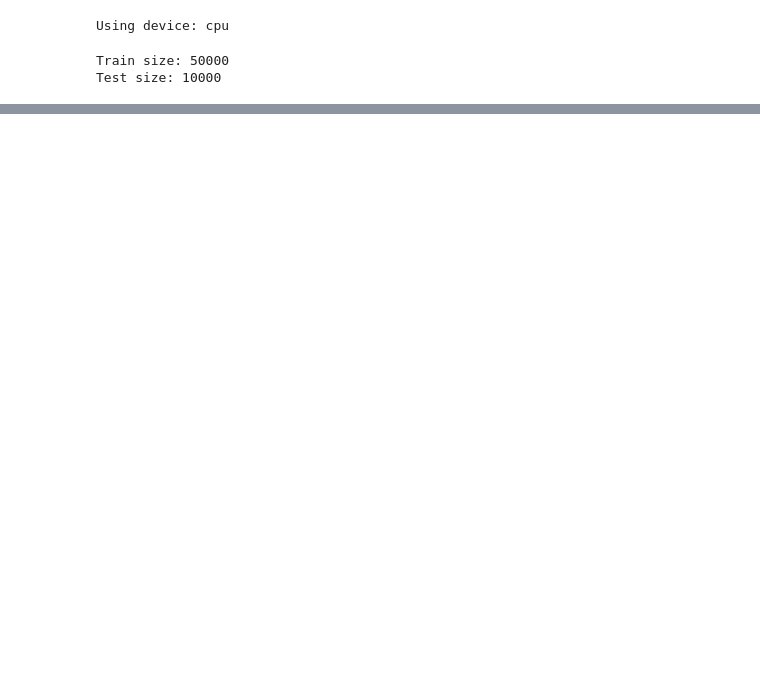
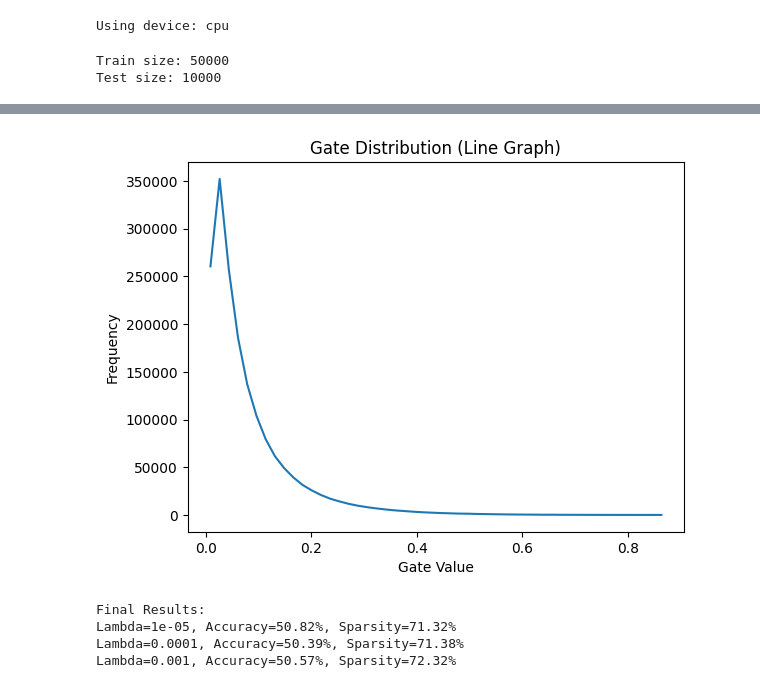
Before and after one commit to RidhiSood22/neural-network-with-learnable-gates, a Jupyter notebook: neural_network_with_learnable_gates.ipynb, the cells around one changed output, grey strips where cells are left out. Saved outputs shown, nothing was run; the diff lists cells and outputs as text; code cells hidden in the pictures; blank space fills up the shorter version.

```diff
--- a/neural_network_with_learnable_gates.ipynb
+++ b/neural_network_with_learnable_gates.ipynb
@@ -52,7 +52,7 @@ class PrunableLinear(nn.Module):
         self.gate_scores = nn.Parameter(torch.randn(out_features, in_features)-3)
 
     def forward(self, x):
-        gates = torch.sigmoid(self.gate_scores*5)
+        gates = torch.sigmoid(self.gate_scores*3)
         pruned_weights = self.weight * gates
         return F.linear(x, pruned_weights, self.bias)
 # %%
@@ -75,10 +75,10 @@ def sparsity_loss(model):
     for module in model.modules():
         if isinstance(module, PrunableLinear):
             gates = torch.sigmoid(module.gate_scores)
-            loss += gates.sum()   # better scaling
+            loss += gates.mean()
     return loss
 # %%
-def train_model(lambda_val, epochs=5):
+def train_model(lambda_val, epochs=10):
     model = PrunableNet().to(device)
     optimizer = torch.optim.Adam(model.parameters(), lr=1e-3)
 
@@ -132,7 +132,7 @@ def calculate_sparsity(model, threshold=1e-2):
 
     return 100 * zero / total
 # %%
-lambdas = [1e-2, 5e-2, 1e-1, 5e-1]
+lambdas = [1e-5, 1e-4, 1e-3]
 results = []
 
 best_model = None
@@ -173,17 +173,40 @@ Training with lambda = 0.5
 # %%
+
+import numpy as np
+import matplotlib.pyplot as plt
+
 all_gates = []
 
 for module in best_model.modules():
     if isinstance(module, PrunableLinear):
         gates = torch.sigmoid(module.gate_scores).detach().cpu().numpy()
         all_gates.extend(gates.flatten())
 
-plt.hist(all_gates, bins=50)
-plt.title("Gate Distribution")
+# Convert to numpy
+all_gates = np.array(all_gates)
+
+# Create histogram data
+counts, bin_edges = np.histogram(all_gates, bins=50)
+
+# Compute bin centers
+bin_centers = (bin_edges[:-1] + bin_edges[1:]) / 2
+
+# Plot line graph
+plt.plot(bin_centers, counts)
+
+plt.title("Gate Distribution (Line Graph)")
 plt.xlabel("Gate Value")
 plt.ylabel("Frequency")
+
 plt.show()
+# %% [output]
+[figure, added]
 # %%
 print("\nFinal Results:")
 for r in results:
     print(f"Lambda={r[0]}, Accuracy={r[1]:.2f}%, Sparsity={r[2]:.2f}%")
+# %% [output]
+Final Results:
+Lambda=1e-05, Accuracy=50.82%, Sparsity=71.32%
+Lambda=0.0001, Accuracy=50.39%, Sparsity=71.38%
+Lambda=0.001, Accuracy=50.57%, Sparsity=72.32%
```
Also changed, not shown: parts of 1 cell of this notebook.
